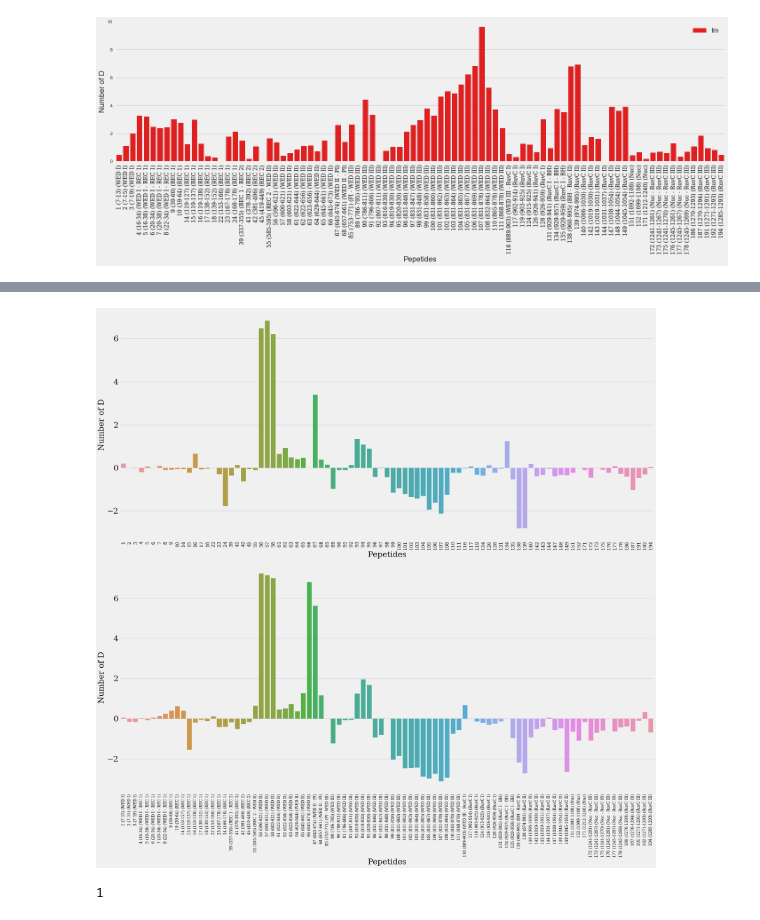
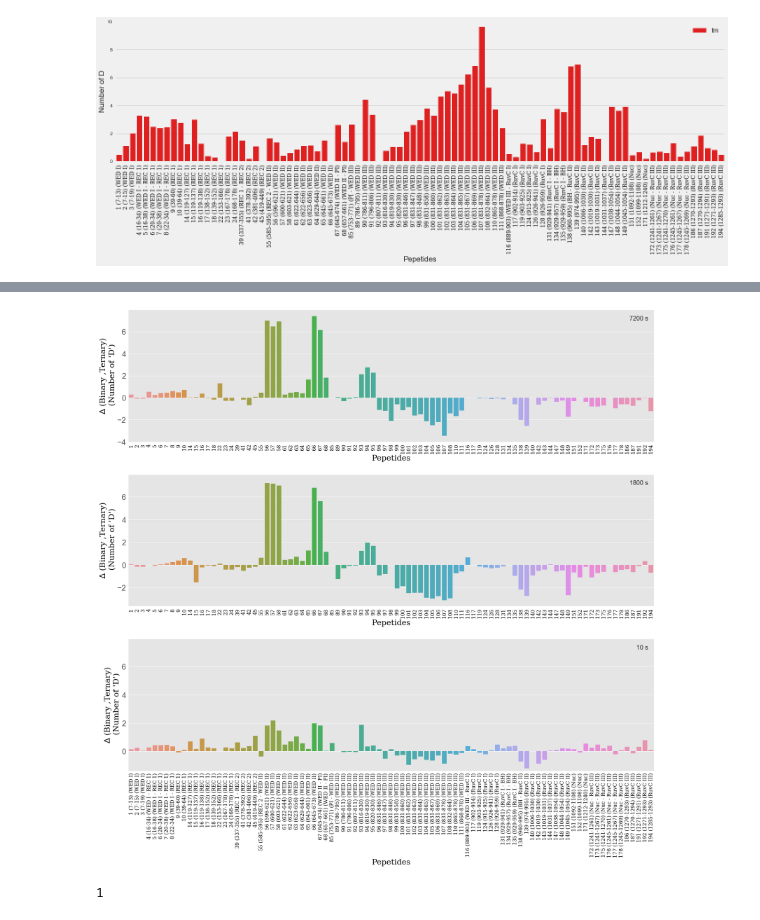
Before and after one commit to zahid1202/Mass-Spec-Data-Plotting, a Jupyter notebook: HDX_CRISPR_Cas12a_plot.ipynb, the cells around one changed output, grey strips where cells are left out. Saved outputs shown, nothing was run; the diff lists cells and outputs as text; code cells hidden in the pictures.

```diff
--- a/HDX_CRISPR_Cas12a_plot.ipynb
+++ b/HDX_CRISPR_Cas12a_plot.ipynb
@@ -906,5 +919,5 @@ len(data)
 # %%
-pep, idx1 = pl.pep_diff_sig_class(dstate=("Apo", "Binary"), st1_st2=True, er_da=1)
+pep, idx = pl.pep_diff_sig_class(dstate=("Apo", "Binary"), st1_st2=True, er_da=1)
 data = fd.loc[idx1]
 #data = data.loc[data['Deut Time (sec)'] == 120]
 len(data)
@@ -940,10 +951,3 @@ br.set_xticklabels(axis_label,rotation=90, fontdict = font, ha ="center")
 plt.tight_layout()
 # %% [output]
 [figure]
-# %%
-dstate=("Apo", "Binary")
-st1, st2 = dstate
-y = st1 + "_" + st2
-y
-ticks = len(data.pepsdmn)
-ticks
@@ -1002,46 +984,59 @@ def barplots( fd, pep_idx, time_points = None, dstate=("Apo", "Binary"), plot_st
 
     return plt.gcf(), axes
 # %%
-def barplots( fd, pep_idx, time_points = None, dstate=("Binary", "Ternary"), plot_style = 'ggplot' ):
+def barplots(self, time_points = [120], pep_class = None, dstate=("Binary", "Ternary"),
+             domains = None, figsize =(25,25), plot_style = 'ggplot', pdf= False, tiff= False ):
     """
     This function will plot D uptake for a set of peptides over time.
 
     """
-    data = fd.loc[pep_idx]
+    data = self.cal_diff()
+    data = data.loc[pep_class]
+    if domain:
+        data = data[data.domains_start]
 
     st1, st2 = dstate
     y = st1 + "_" + st2
     ystd = st1 + "_" + st2 +"_"+ "std"
 
     plt.style.use(plot_style)
-    plt.figure(figsize =(25,25))
+    plt.figure(figsize)
 
+    ylim=[]
     axes = []
     for idx, tm in enumerate(time_points):
         fig = plt.subplot(len(time_points),1, idx+1)
         br = sns.barplot(x ="idx_pep", y=y,
-                    data =data[data['Deut Time (sec)'] == tm], label = tm)
+                    data =data[data['Deut Time (sec)'] == tm], label = str(tm) + " s")
 
         tick_lab=data[data['Deut Time (sec)'] == tm].idx_pep.tolist()
-        font_bar = {'family': 'serif','color':  'black', 'weight': 'normal','size': 15}
+        font_bar = {'family': 'serif','color':  'black', 'weight': 'normal','size': 16}
 
         br.set_xticklabels(tick_lab, rotation=90, fontdict = font_bar, ha ="center")
         axes.append(fig.axes)
+        ylim.append(br.get_ylim()[1])
+
+
 
     for i, ax in enumerate(axes):
         font_label = {'family': 'serif','color':  'black', 'weight': 'normal','size': 25}
+        ax.legend(ncol=2, loc="upper right", frameon=False,fontsize=20,
+                  handlelength=0, handletextpad=0, fancybox=True)
         ax.set_xlabel("Pepetides", fontdict = font_label)
-        ax.set_ylabel("Number of D", fontdict = font_label)
+        ylabel = "$\Delta$" " ("+  st1 + " ," + st2 + ")" "\n (Number of 'D')"
+        ax.set_ylabel(ylabel, fontdict = font_label)
+        ax.set_ylim(top= max(ylim))
+
 
     tick_labels=data[data['Deut Time (sec)'] == tm].idxdmn.tolist()
     nticks = range(len(data[data['Deut Time (sec)'] == tm].idxdmn))
 
     axes[range(len(time_points))[-1]].set_xticklabels(
-        tick_labels,rotation=90, fontdict = font, ha ="center")
+        tick_labels,rotation=90, fontdict = font_bar, ha ="center")
 
     #plt.rc('xtick',labelsize=8)
-    plt.rc('ytick',labelsize=25)
-
-    plt.tight_layout()
+    #plt.rc('ytick',labelsize=25)
+    #plt.rc('legend', fontsize=25)
+    plt.tight_layout(h_pad =4)
     plt.savefig("barplot.pdf", dpi=500, bbox_extra_artists=axes, bbox_inches='tight')
     return plt.gcf(), axes
@@ -1048,7 +1064,8 @@ def barplots( fd, pep_idx, time_points = None, dstate=("Binary", "Ternary"), plo
 # %%
-fig, axes = barplots(fd, idx, time_points =[120,1800],  dstate=("Binary", "Ternary"), plot_style = 'fivethirtyeight' )
+fig, axes, ylim = barplots(fd, idx, time_points =[7200,1800,10],
+                           dstate=("Binary", "Ternary"), plot_style = 'ggplot' )
 # %% [output]
-[figure, old version]
+[figure, new version]
 # %%
 time_points =[120,1800]
 range(len(time_points))[-1]
```
Also changed, not shown: parts of 13 cells of this notebook.
